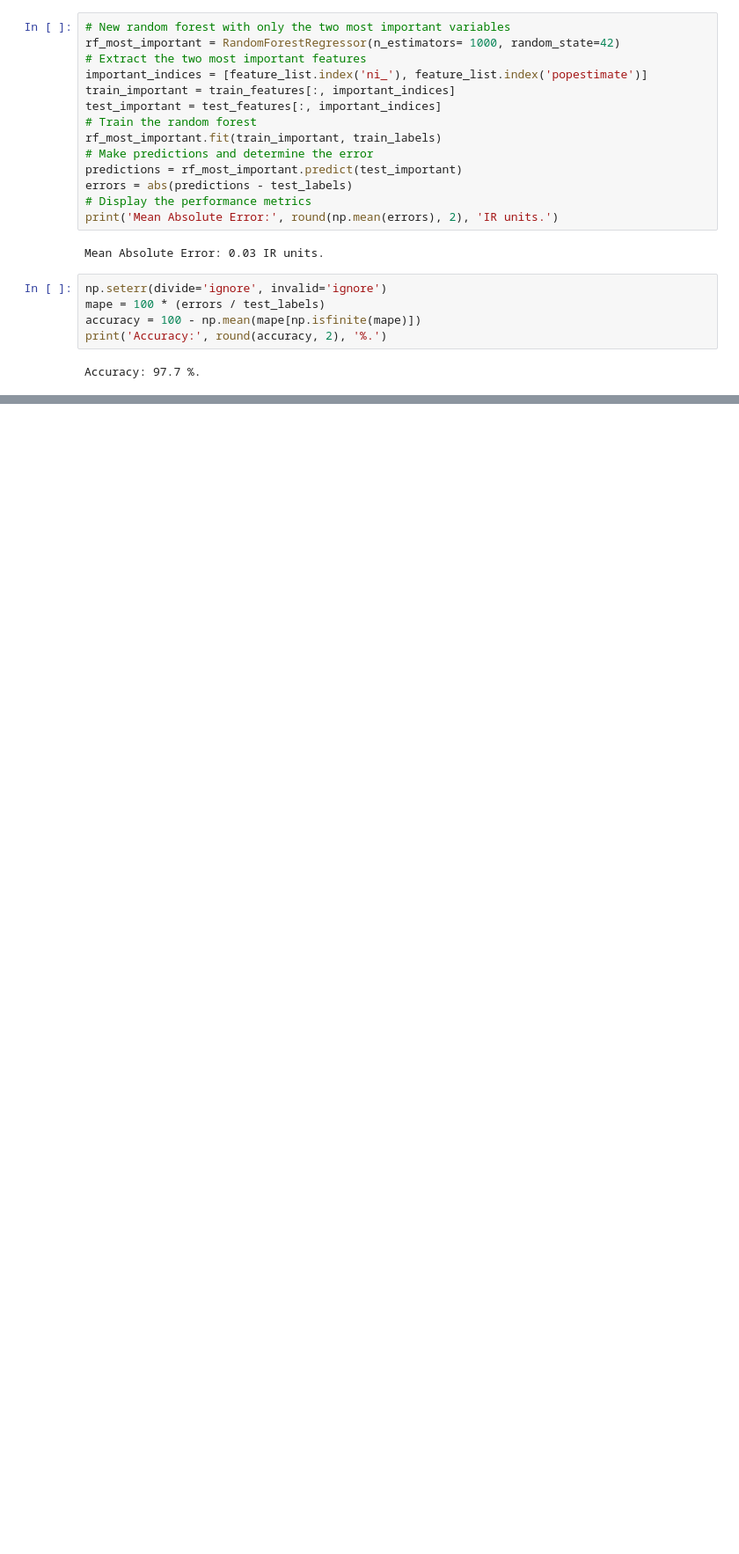
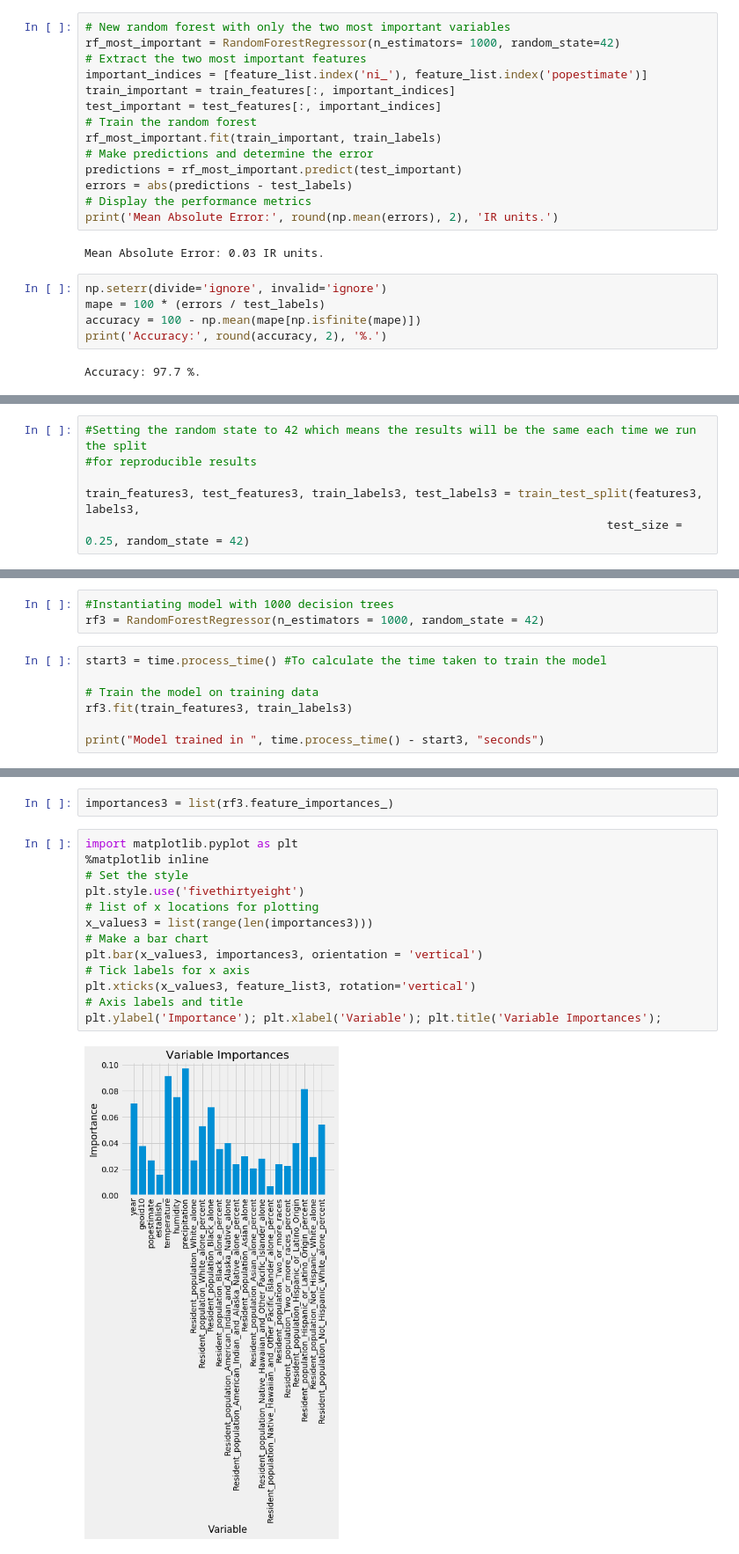
Before and after one commit to ncsa/CPRHD_WNV_GI, a Jupyter notebook: WNV-RandomForest-Vinu.ipynb, the cells around one changed output, grey strips where cells are left out. Shown at 88% size. Saved outputs shown, nothing was run; the diff lists cells and outputs as text; blank space fills up the shorter version.

```diff
--- a/WNV-RandomForest-Vinu.ipynb
+++ b/WNV-RandomForest-Vinu.ipynb
@@ -440,0 +658,6 @@ Accuracy: 97.7 %.
+# %%
+#Setting the random state to 42 which means the results will be the same each time we run the split
+#for reproducible results
+
+train_features3, test_features3, train_labels3, test_labels3 = train_test_split(features3, labels3,
+                                                                            test_size = 0.25, random_state = 42)
@@ -440,0 +674,10 @@ Accuracy: 97.7 %.
+# %%
+#Instantiating model with 1000 decision trees
+rf3 = RandomForestRegressor(n_estimators = 1000, random_state = 42)
+# %%
+start3 = time.process_time() #To calculate the time taken to train the model
+
+# Train the model on training data
+rf3.fit(train_features3, train_labels3)
+
+print("Model trained in ", time.process_time() - start3, "seconds")
@@ -440,0 +705,17 @@ Accuracy: 97.7 %.
+# %%
+importances3 = list(rf3.feature_importances_)
+# %%
+import matplotlib.pyplot as plt
+%matplotlib inline
+# Set the style
+plt.style.use('fivethirtyeight')
+# list of x locations for plotting
+x_values3 = list(range(len(importances3)))
+# Make a bar chart
+plt.bar(x_values3, importances3, orientation = 'vertical')
+# Tick labels for x axis
+plt.xticks(x_values3, feature_list3, rotation='vertical')
+# Axis labels and title
+plt.ylabel('Importance'); plt.xlabel('Variable'); plt.title('Variable Importances');
+# %% [output]
+[figure, added]
```
Also changed, not shown: parts of 65 cells of this notebook.
